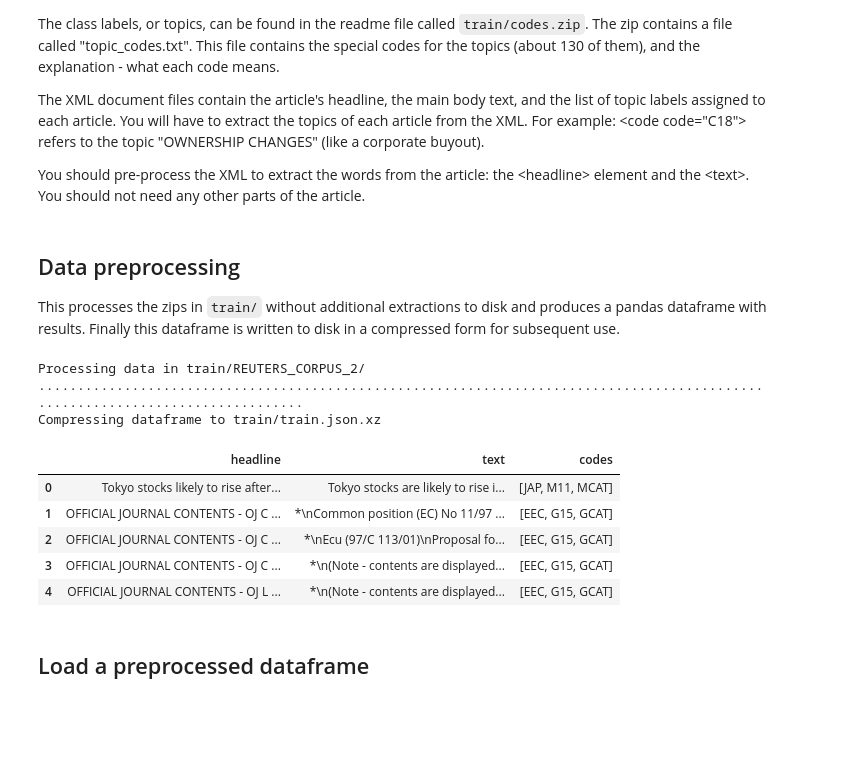
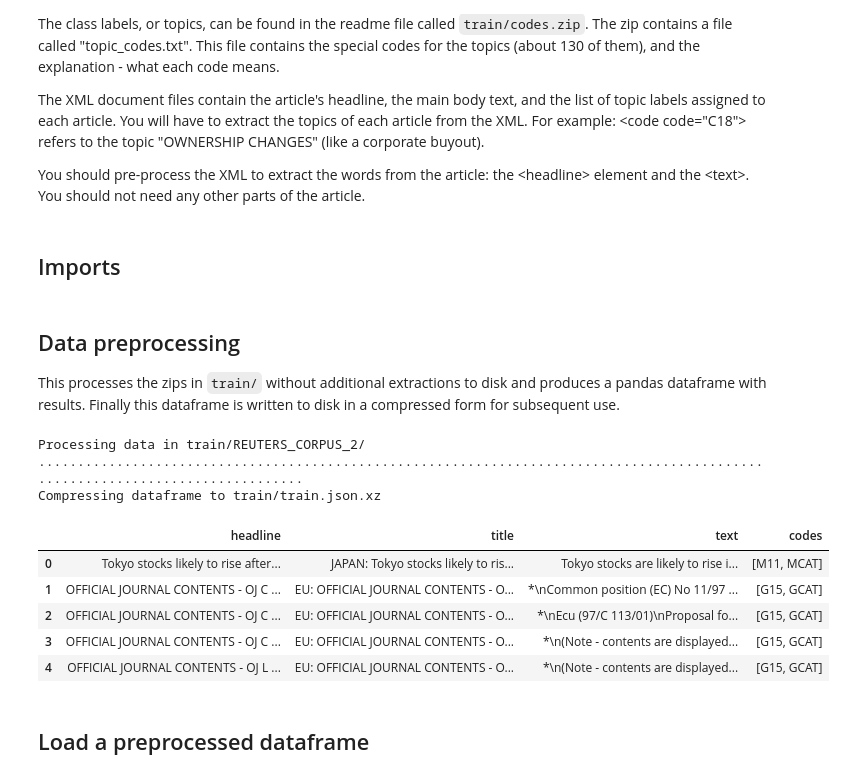
Before and after one commit to arpn/dl_group_project, a Jupyter notebook: text_project.ipynb, the cells around one changed output. Drawn from its saved outputs; the diff is of its cells as text; code cells hidden in the pictures; blank space fills up the shorter version.

```diff
--- a/text_project.ipynb
+++ b/text_project.ipynb
@@ -45,3 +45,5 @@ The XML document files contain the article's headline, the main body text, and t
 &lt;code code="C18"&gt; refers to the topic "OWNERSHIP CHANGES" (like a corporate buyout).
 
 You should pre-process the XML to extract the words from the article: the &lt;headline&gt; element and the &lt;text&gt;.  You should not need any other parts of the article.
+# %% [markdown]
+## Imports
@@ -49,62 +62,65 @@ You should pre-process the XML to extract the words from the article: the &lt;he
 ## Data preprocessing
 This processes the zips in `train/` without additional extractions to disk and produces a pandas dataframe with results. Finally this dataframe is written to disk in a compressed form for subsequent use.
 # %%
-import xml.etree.ElementTree as ET
-import pandas as pd
-
 def getHeadline(root):
     return root.find('headline').text
+
+def getTitle(root):
+    return root.find('title').text
 
 def getCodes(root):
     metaElem = root.find('metadata')
     codesElem = metaElem.findall('codes')
     codes = []
     for c in codesElem:
-        for code in c:
-            codes.append(code.attrib['code'])
+        # Get only topic codes
+        if c.attrib['class'] == 'bip:topics:1.0':
+            for code in c:
+                codes.append(code.attrib['code'])
     return codes
 
 def getText(root):
     ps = root.find('text').findall('p')
     text = []
     for p in ps:
         text.append(p.text)
     return '\n'.join(text)
 
 def parseXML(file):
     root = ET.parse(file).getroot()
-    return getHeadline(root), getText(root), getCodes(root)
+    return getHeadline(root), getTitle(root), getText(root), getCodes(root)
 
 def parseZip(file):
     zf = zipfile.ZipFile(file, 'r')
     for xml in zf.namelist():
-        h,t,cs = parseXML(zf.open(xml))
+        h,t,txt,cs = parseXML(zf.open(xml))
         headlines.append(h)
-        texts.append(t)
+        titles.append(t)
+        texts.append(txt)
         codes.append(cs)
 
 data_path = 'train/REUTERS_CORPUS_2/'
-headlines, texts, codes = [], [], []
+headlines, titles, texts, codes = [], [], [], []
 print('Processing data in', data_path)
 for f in os.listdir(data_path):
     if f.startswith("1997") and f.endswith(".zip"):
         print('.', end='')
         parseZip(data_path+f)
 
-df = pd.DataFrame({'headline': headlines, 'text': texts, 'codes': codes})
+df = pd.DataFrame({'headline': headlines, 'title': titles, 'text': texts, 'codes': codes})
 print('\nCompressing dataframe to train/train.json.xz')
 df.to_json('train/train.json.xz', orient='records', compression='xz')
 df.head()
 # %% [output]
 Processing data in train/REUTERS_CORPUS_2/
 ...............................................................................................................................
 Compressing dataframe to train/train.json.xz
-|  | headline | text | codes |
-| 0 | Tokyo stocks likely to rise after... | Tokyo stocks are likely to rise i... | [JAP, M11, MCAT] |
-| 1 | OFFICIAL JOURNAL CONTENTS - OJ C ... | *\nCommon position (EC) No 11/97 ... | [EEC, G15, GCAT] |
-| 2 | OFFICIAL JOURNAL CONTENTS - OJ C ... | *\nEcu (97/C 113/01)\nProposal fo... | [EEC, G15, GCAT] |
-| 3 | OFFICIAL JOURNAL CONTENTS - OJ C ... | *\n(Note - contents are displayed... | [EEC, G15, GCAT] |
-| 4 | OFFICIAL JOURNAL CONTENTS - OJ L ... | *\n(Note - contents are displayed... | [EEC, G15, GCAT] |
+|  | headline | title | text | codes |
+| 0 | Tokyo stocks likely to rise after... | JAPAN: Tokyo stocks likely to ris... | Tokyo stocks are likely to rise i... | [M11, MCAT] |
+| 1 | OFFICIAL JOURNAL CONTENTS - OJ C ... | EU: OFFICIAL JOURNAL CONTENTS - O... | *\nCommon position (EC) No 11/97 ... | [G15, GCAT] |
+| 2 | OFFICIAL JOURNAL CONTENTS - OJ C ... | EU: OFFICIAL JOURNAL CONTENTS - O... | *\nEcu (97/C 113/01)\nProposal fo... | [G15, GCAT] |
+| 3 | OFFICIAL JOURNAL CONTENTS - OJ C ... | EU: OFFICIAL JOURNAL CONTENTS - O... | *\n(Note - contents are displayed... | [G15, GCAT] |
+| 4 | OFFICIAL JOURNAL CONTENTS - OJ L ... | EU: OFFICIAL JOURNAL CONTENTS - O... | *\n(Note - contents are displayed... | [G15, GCAT] |
 # %% [markdown]
 ## Load a preprocessed dataframe
 # %%
```
Also changed, not shown: parts of 26 cells of this notebook, 2 other files.
